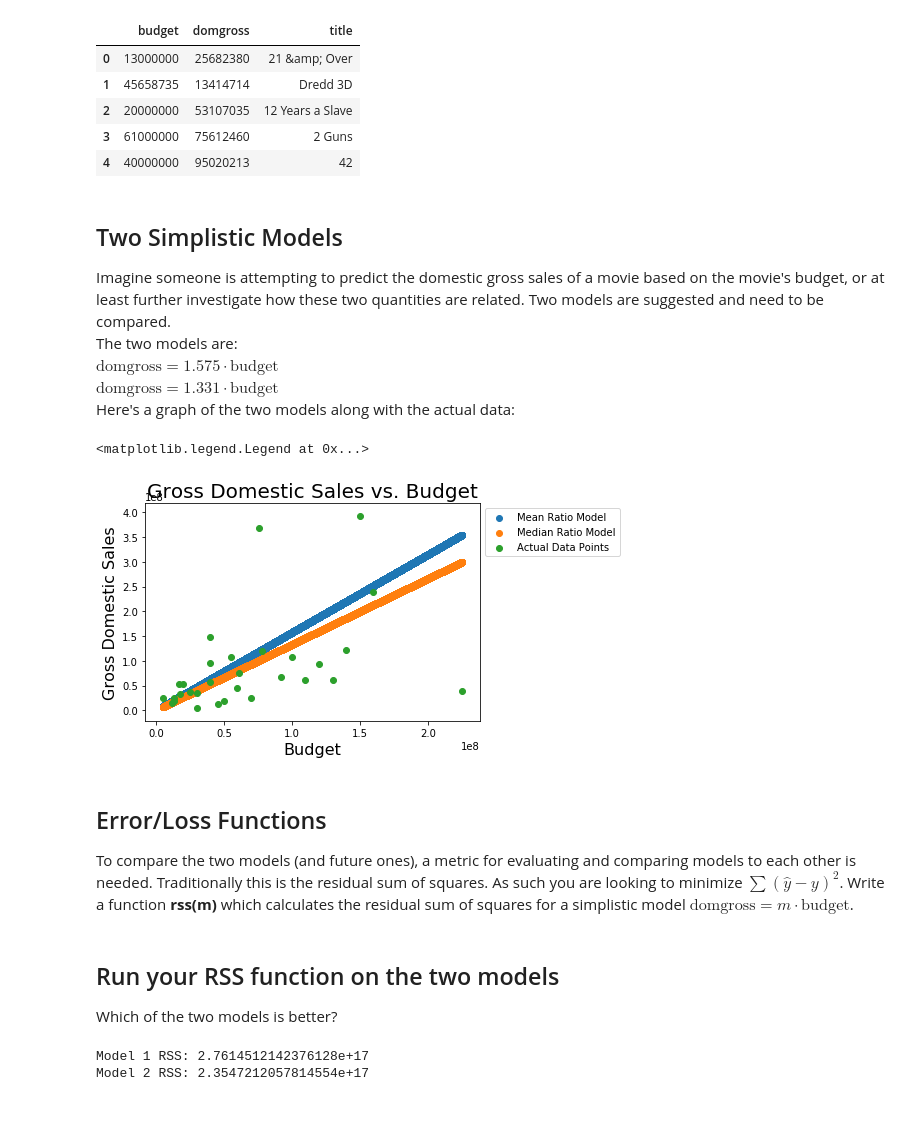
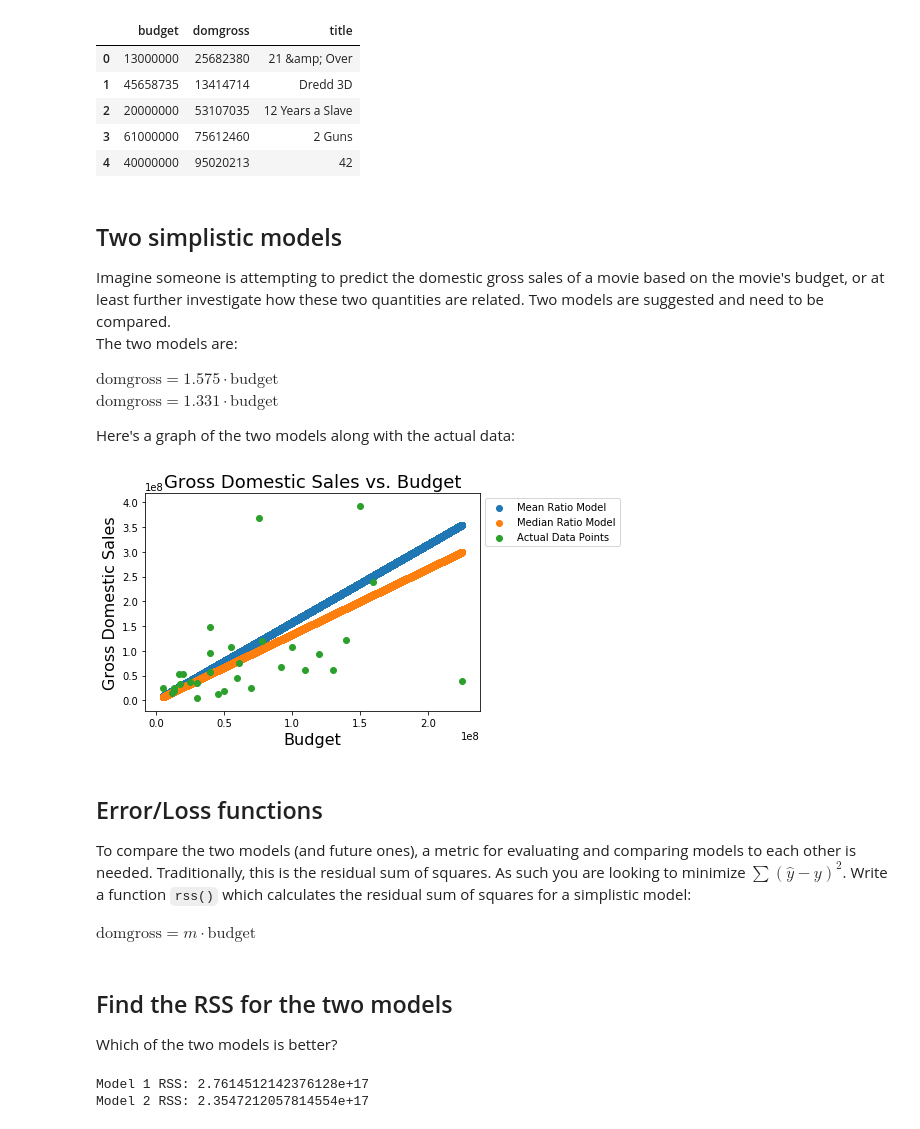
Before and after one commit to learn-co-curriculum/dsc-gradient-descent-lab, a Jupyter notebook: index.ipynb, the cells around one changed output. Cells and saved outputs as stored; diff of their text form; code cells hidden in the pictures.

```diff
--- a/index.ipynb
+++ b/index.ipynb
@@ -27,32 +39,37 @@ df.head()
 | 3 | 61000000 | 75612460 | 2 Guns |
 | 4 | 40000000 | 95020213 | 42 |
 # %% [markdown]
-## Two Simplistic Models
+## Two simplistic models
 
 Imagine someone is attempting to predict the domestic gross sales of a movie based on the movie's budget, or at least further investigate how these two quantities are related. Two models are suggested and need to be compared.
 The two models are:
+
 $\text{domgross} = 1.575 \cdot \text{budget}$
 $\text{domgross} = 1.331 \cdot \text{budget}$
+
+
 Here's a graph of the two models along with the actual data:
 # %%
 import numpy as np
 import matplotlib.pyplot as plt
 %matplotlib inline
 
-x = np.linspace(start=df.budget.min(), stop=df.budget.max(), num=10**5)
-plt.scatter(x, 1.575*x, label='Mean Ratio Model') #Model 1
-plt.scatter(x, 1.331*x, label='Median Ratio Model') #Model 2
-plt.scatter(df.budget, df.domgross, label='Actual Data Points')
-plt.title('Gross Domestic Sales vs. Budget', fontsize=20)
+x = np.linspace(start=df['budget'].min(), stop=df['budget'].max(), num=10**5)
+plt.scatter(x, 1.575*x, label='Mean Ratio Model') # Model 1
+plt.scatter(x, 1.331*x, label='Median Ratio Model') # Model 2
+plt.scatter(df['budget'], df['domgross'], label='Actual Data Points')
+plt.title('Gross Domestic Sales vs. Budget', fontsize=18)
 plt.xlabel('Budget', fontsize=16)
 plt.ylabel('Gross Domestic Sales', fontsize=16)
-plt.legend(bbox_to_anchor=(1,1))
+plt.legend(bbox_to_anchor=(1, 1))
+plt.show()
 # %% [output]
-<matplotlib.legend.Legend at 0x...>
-[figure, old version]
+[figure, new version]
 # %% [markdown]
-## Error/Loss Functions
+## Error/Loss functions
 
-To compare the two models (and future ones), a metric for evaluating and comparing models to each other is needed. Traditionally this is the residual sum of squares. As such you are looking to minimize  $ \sum(\hat{y}-y)^2$.
-Write a function **rss(m)** which calculates the residual sum of squares for a simplistic model $\text{domgross} = m \cdot \text{budget}$.
+To compare the two models (and future ones), a metric for evaluating and comparing models to each other is needed. Traditionally, this is the residual sum of squares. As such you are looking to minimize  $ \sum(\hat{y}-y)^2$.
+Write a function `rss()` which calculates the residual sum of squares for a simplistic model:
+
+$\text{domgross} = m \cdot \text{budget}$
 # %%
@@ -62,7 +79,7 @@ def rss(m, X=df.budget, y=df.domgross):
     total_rss = residuals.map(lambda x: x**2).sum()
     return total_rss
 # %% [markdown]
-## Run your RSS function on the two models
+## Find the RSS for the two models
 Which of the two models is better?
 # %%
 # Your code here
```
Also changed, not shown: parts of 9 cells of this notebook, 11 other files.
